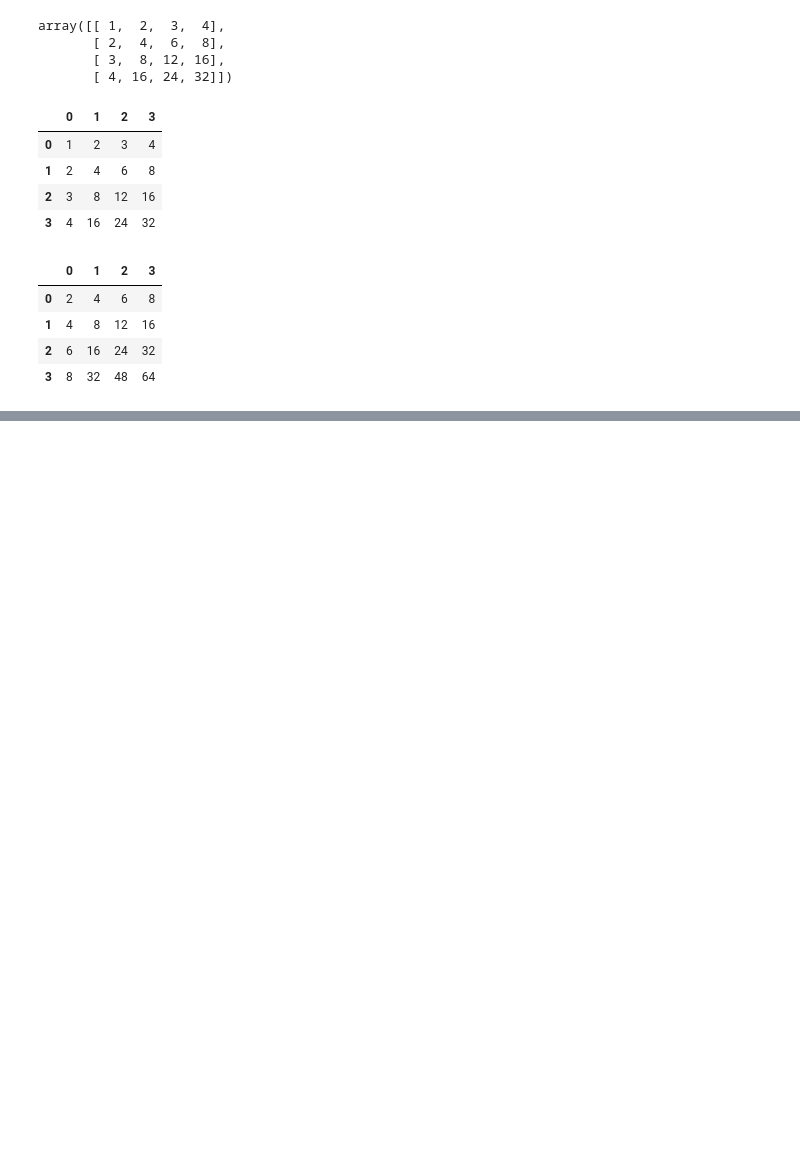
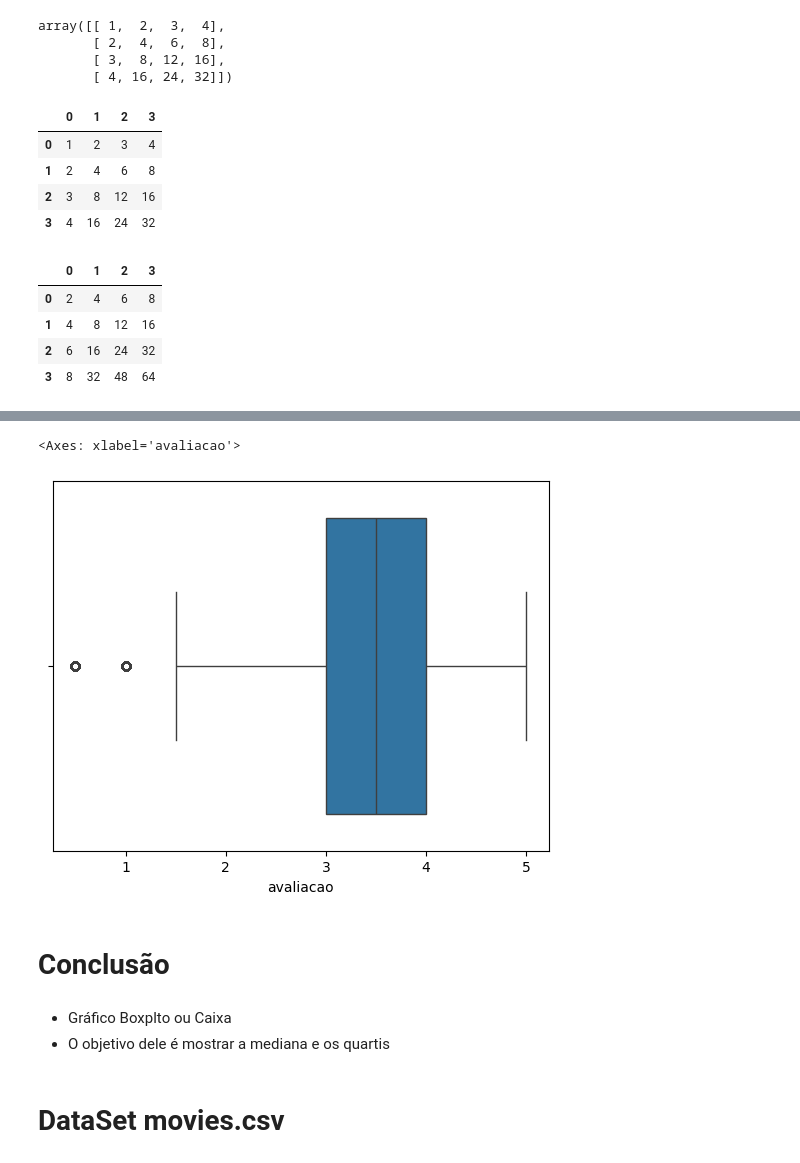
Before and after one commit to Lafaietepedro/semana_eda_tarde, a Jupyter notebook: dia1.ipynb, the cells around one changed output, grey strips where cells are left out. Saved outputs shown, nothing was run; the diff lists cells and outputs as text; code cells hidden in the pictures; blank space fills up the shorter version.

```diff
--- a/dia1.ipynb
+++ b/dia1.ipynb
@@ -124,0 +329,12 @@ df_dobrado.head()
+# %%
+sns.boxplot(x=notas)
+# %% [output]
+<Axes: xlabel='avaliacao'>
+[figure, added]
+# %% [markdown]
+# Conclusão
+# %% [markdown]
+- Gráfico Boxplto ou Caixa
+- O objetivo dele é mostrar a mediana e os quartis
+# %% [markdown]
+# DataSet movies.csv
```
Also changed, not shown: parts of 48 cells of this notebook.
